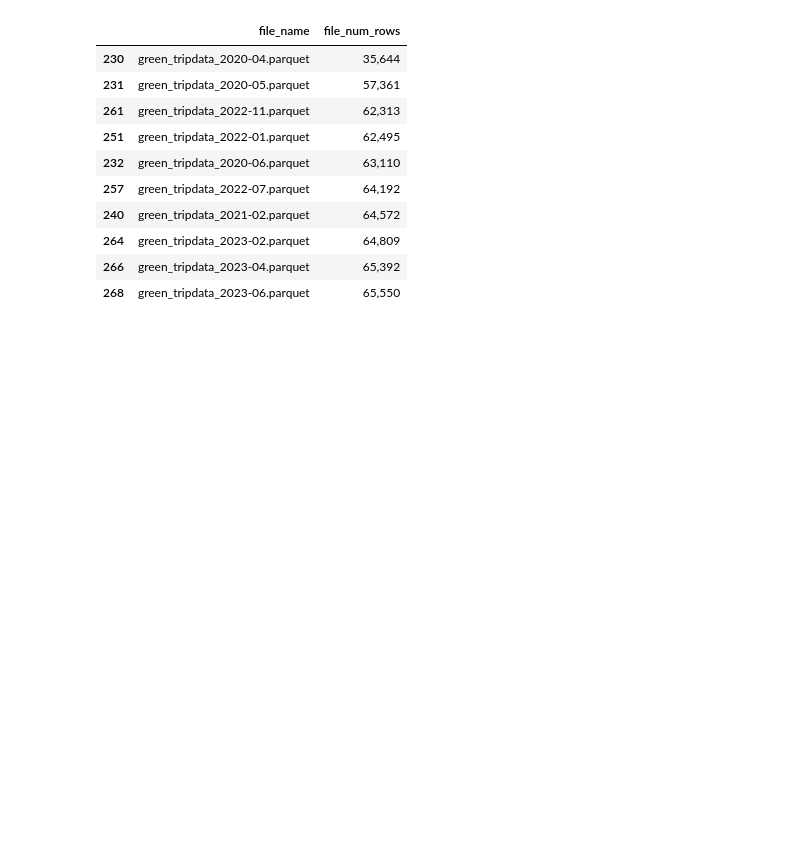
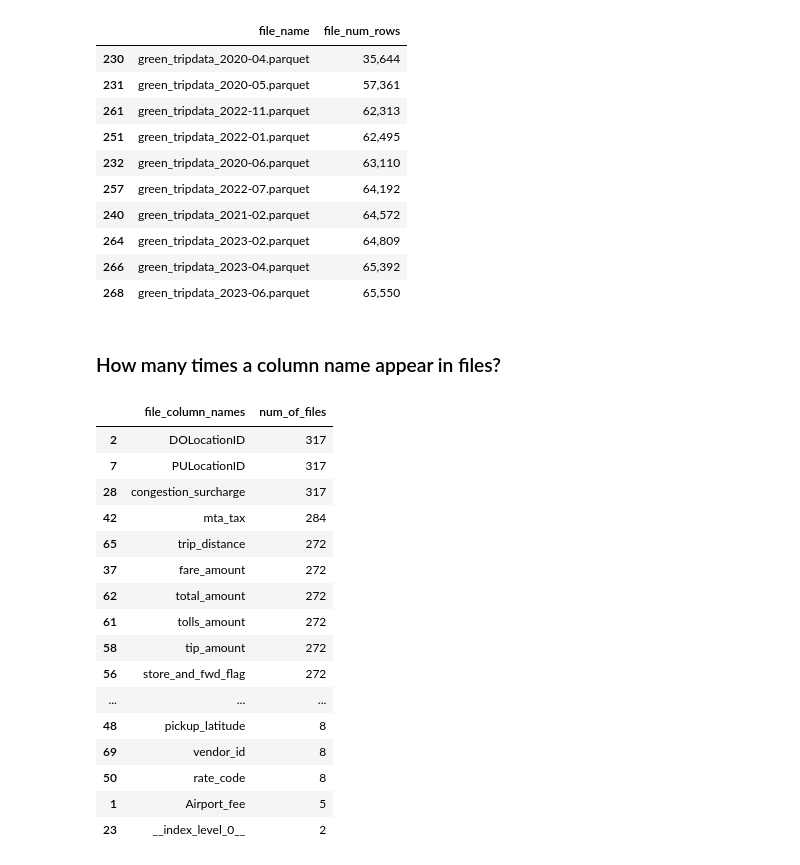
Before and after one commit to lykmapipo/NYC-TLC-Trip-Data, a Jupyter notebook: explore_trips_metadata.ipynb, the cells around one changed output. Saved outputs shown, nothing was run; the diff lists cells and outputs as text; code cells hidden in the pictures; blank space fills up the shorter version.

```diff
--- a/explore_trips_metadata.ipynb
+++ b/explore_trips_metadata.ipynb
@@ -225,3 +225,31 @@ df8.head(n=10)
 | 264 | green_tripdata_2023-02.parquet | 64,809 |
 | 266 | green_tripdata_2023-04.parquet | 65,392 |
 | 268 | green_tripdata_2023-06.parquet | 65,550 |
+# %% [markdown]
+### How many times a column name appear in files?
+# %%
+df10 = df["file_column_names"].str.split(",").explode()
+df10 = pd.DataFrame(df10)
+df10 = df10.groupby(by="file_column_names").size()
+df10 = df10.reset_index(name="num_of_files")
+df10 = df10.sort_values(by="num_of_files", ascending=False)
+pd.set_option("display.max_rows", None)
+df10
+# %% [output]
+|  | file_column_names | num_of_files |
+| 2 | DOLocationID | 317 |
+| 7 | PULocationID | 317 |
+| 28 | congestion_surcharge | 317 |
+| 42 | mta_tax | 284 |
+| 65 | trip_distance | 272 |
+| 37 | fare_amount | 272 |
+| 62 | total_amount | 272 |
+| 61 | tolls_amount | 272 |
+| 58 | tip_amount | 272 |
+| 56 | store_and_fwd_flag | 272 |
+| ... | ... | ... |
+| 48 | pickup_latitude | 8 |
+| 69 | vendor_id | 8 |
+| 50 | rate_code | 8 |
+| 1 | Airport_fee | 5 |
+| 23 | __index_level_0__ | 2 |
```
Also changed, not shown: 12 other files.
